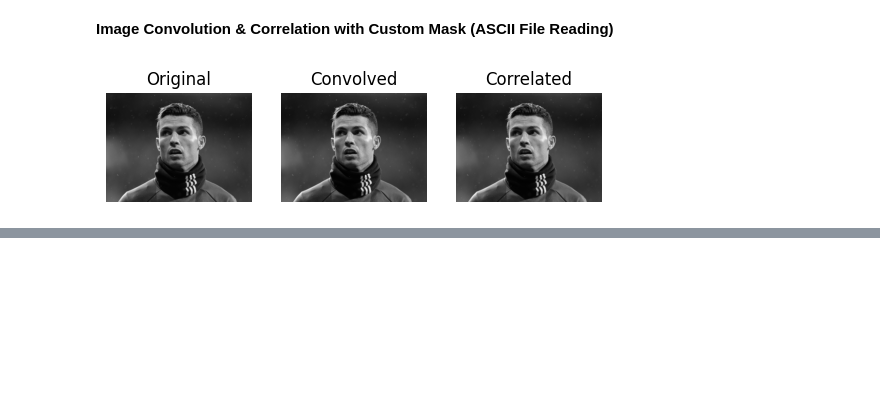
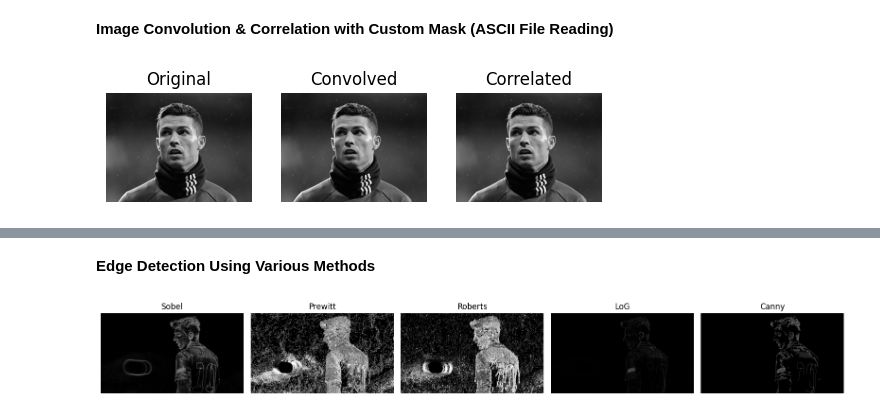
Before and after one commit to Amjadkp/DIGITAL-IMAGE-PROCESSING, a Jupyter notebook: Untitled16.ipynb, the cells around one changed output, grey strips where cells are left out. Saved outputs shown, nothing was run; the diff lists cells and outputs as text; code cells hidden in the pictures; blank space fills up the shorter version.

```diff
--- a/Untitled16.ipynb
+++ b/Untitled16.ipynb
@@ -141,0 +184,50 @@ plt.show()
+# %% [markdown]
+ **Edge Detection Using Various Methods**
+# %%
+import cv2
+import numpy as np
+import matplotlib.pyplot as plt
+from scipy import ndimage
+
+img = cv2.imread('/content/192478-1920x1080-desktop-1080p-lionel-messi-wallpaper.jpg', cv2.IMREAD_GRAYSCALE)
+
+# Sobel
+sobelx = cv2.Sobel(img, cv2.CV_64F, 1, 0, ksize=3)
+sobely = cv2.Sobel(img, cv2.CV_64F, 0, 1, ksize=3)
+sobel = cv2.magnitude(sobelx, sobely)
+
+# Prewitt
+kernelx = np.array([[1,0,-1],[1,0,-1],[1,0,-1]])
+kernely = np.array([[1,1,1],[0,0,0],[-1,-1,-1]])
+prewittx = ndimage.convolve(img, kernelx)
+prewitty = ndimage.convolve(img, kernely)
+prewitt = np.hypot(prewittx, prewitty)
+
+# Roberts
+robertsx = np.array([[1, 0], [0, -1]])
+robertsy = np.array([[0, 1], [-1, 0]])
+robertsx = ndimage.convolve(img, robertsx)
+robertsy = ndimage.convolve(img, robertsy)
+roberts = np.hypot(robertsx, robertsy)
+
+# Laplacian of Gaussian (LoG)
+log = cv2.GaussianBlur(img, (3,3), 0)
+log = cv2.Laplacian(log, cv2.CV_64F)
+
+# Canny
+canny = cv2.Canny(img, 100, 200)
+
+# Show comparisons
+titles = ['Sobel', 'Prewitt', 'Roberts', 'LoG', 'Canny']
+methods = [sobel, prewitt, roberts, log, canny]
+
+plt.figure(figsize=(16,4))
+for idx, (title, method) in enumerate(zip(titles, methods)):
+    plt.subplot(1,5,idx+1)
+    plt.imshow(np.uint8(np.absolute(method)), cmap='gray')
+    plt.title(title)
+    plt.axis('off')
+plt.tight_layout()
+plt.show()
+# %% [output]
+[figure, added]
```
Also changed, not shown: parts of 3 cells of this notebook.
